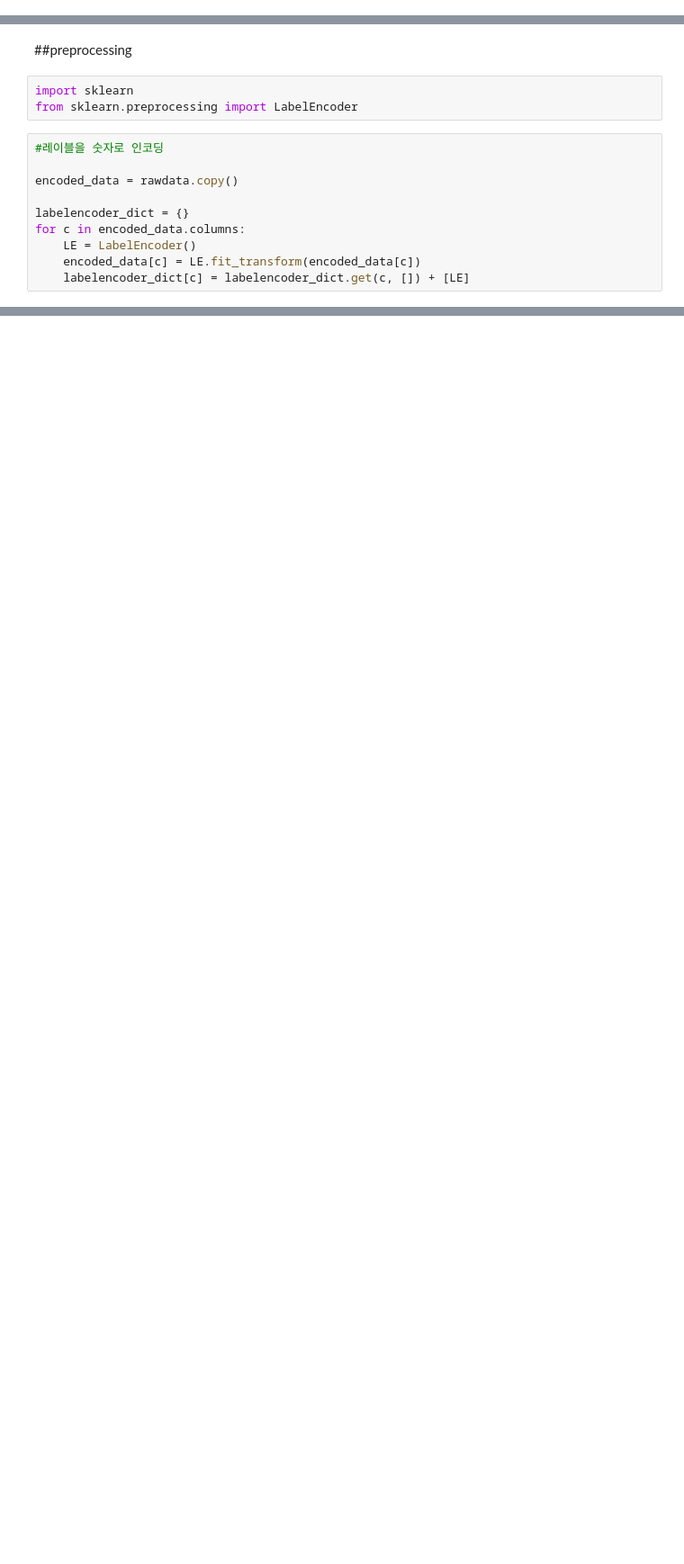
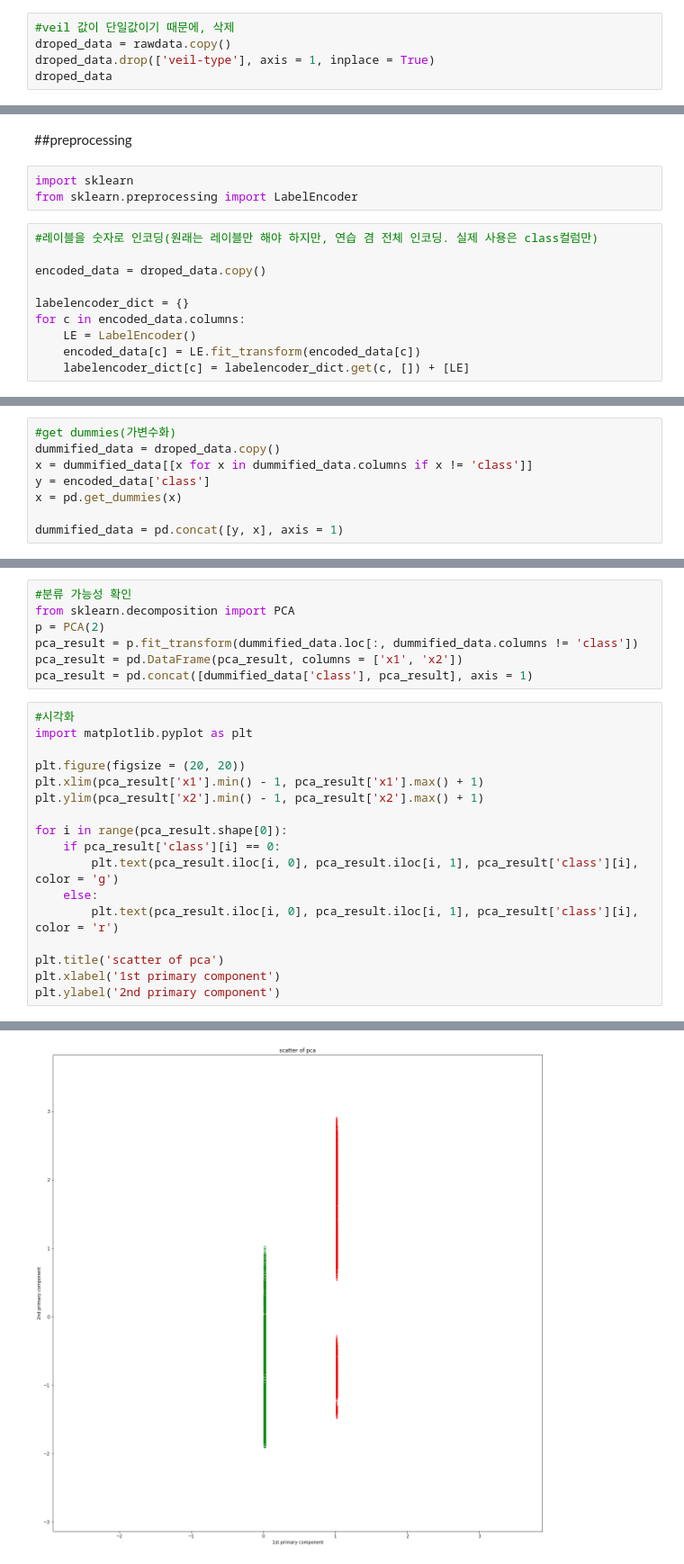
Before and after one commit to kmouleejunhyuk/bigdata_analysist_practical, a Jupyter notebook: type2_2.ipynb, the cells around one changed output, grey strips where cells are left out. Shown at 90% size. Saved outputs shown, nothing was run; the diff lists cells and outputs as text; blank space fills up the shorter version.

```diff
--- a/type2_2.ipynb
+++ b/type2_2.ipynb
@@ -92,3 +137,8 @@ l    832  0.102
 u    368  0.045
 m    292  0.036
 w    192  0.024
+# %%
+#veil 값이 단일값이기 때문에, 삭제
+droped_data = rawdata.copy()
+droped_data.drop(['veil-type'], axis = 1, inplace = True)
+droped_data
@@ -98,9 +162,9 @@ w    192  0.024
 import sklearn
 from sklearn.preprocessing import LabelEncoder
 # %%
-#레이블을 숫자로 인코딩
+#레이블을 숫자로 인코딩(원래는 레이블만 해야 하지만, 연습 겸 전체 인코딩. 실제 사용은 class컬럼만)
 
-encoded_data = rawdata.copy()
+encoded_data = droped_data.copy()
 
 labelencoder_dict = {}
 for c in encoded_data.columns:
@@ -145,0 +253,8 @@ encoded_data
+# %%
+#get dummies(가변수화)
+dummified_data = droped_data.copy()
+x = dummified_data[[x for x in dummified_data.columns if x != 'class']]
+y = encoded_data['class']
+x = pd.get_dummies(x)
+
+dummified_data = pd.concat([y, x], axis = 1)
@@ -145,0 +277,25 @@ encoded_data
+# %%
+#분류 가능성 확인
+from sklearn.decomposition import PCA
+p = PCA(2)
+pca_result = p.fit_transform(dummified_data.loc[:, dummified_data.columns != 'class'])
+pca_result = pd.DataFrame(pca_result, columns = ['x1', 'x2'])
+pca_result = pd.concat([dummified_data['class'], pca_result], axis = 1)
+# %%
+#시각화
+import matplotlib.pyplot as plt
+
+plt.figure(figsize = (20, 20))
+plt.xlim(pca_result['x1'].min() - 1, pca_result['x1'].max() + 1)
+plt.ylim(pca_result['x2'].min() - 1, pca_result['x2'].max() + 1)
+
+for i in range(pca_result.shape[0]):
+    if pca_result['class'][i] == 0:
+        plt.text(pca_result.iloc[i, 0], pca_result.iloc[i, 1], pca_result['class'][i], color = 'g')
+    else:
+        plt.text(pca_result.iloc[i, 0], pca_result.iloc[i, 1], pca_result['class'][i], color = 'r')
+
+plt.title('scatter of pca')
+plt.xlabel('1st primary component')
+plt.ylabel('2nd primary component')
+# %% [output]
@@ -145,0 +303 @@ encoded_data
+[figure, added]
```
Also changed, not shown: parts of 22 cells of this notebook.
